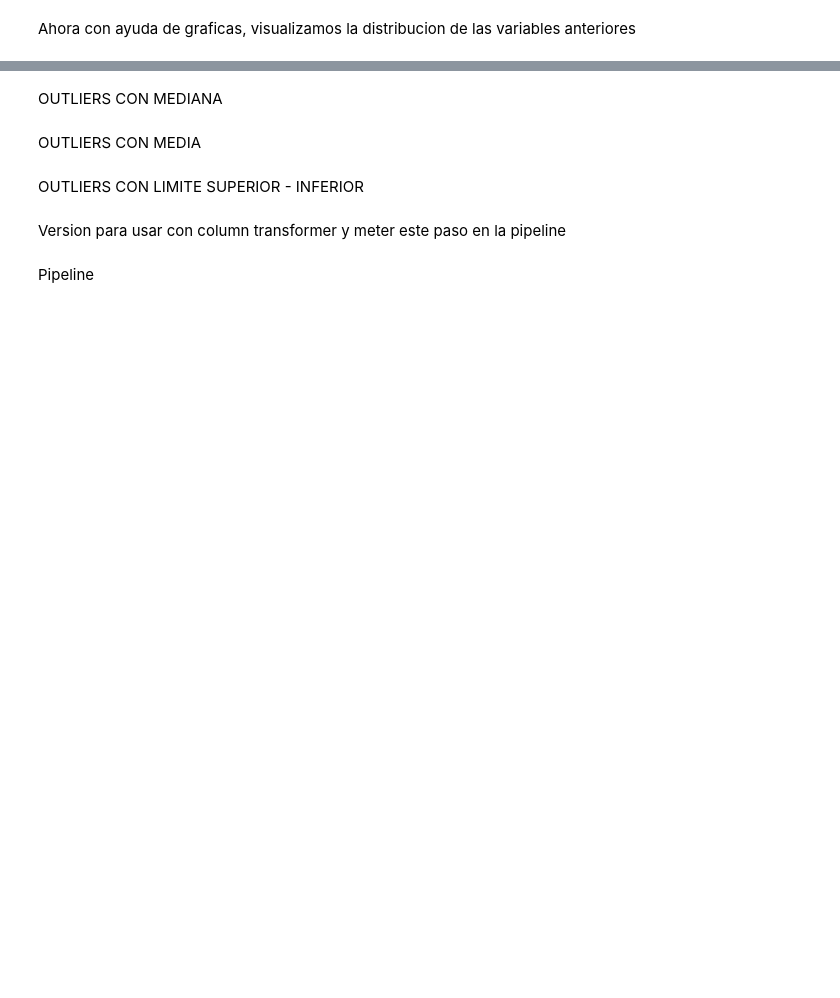
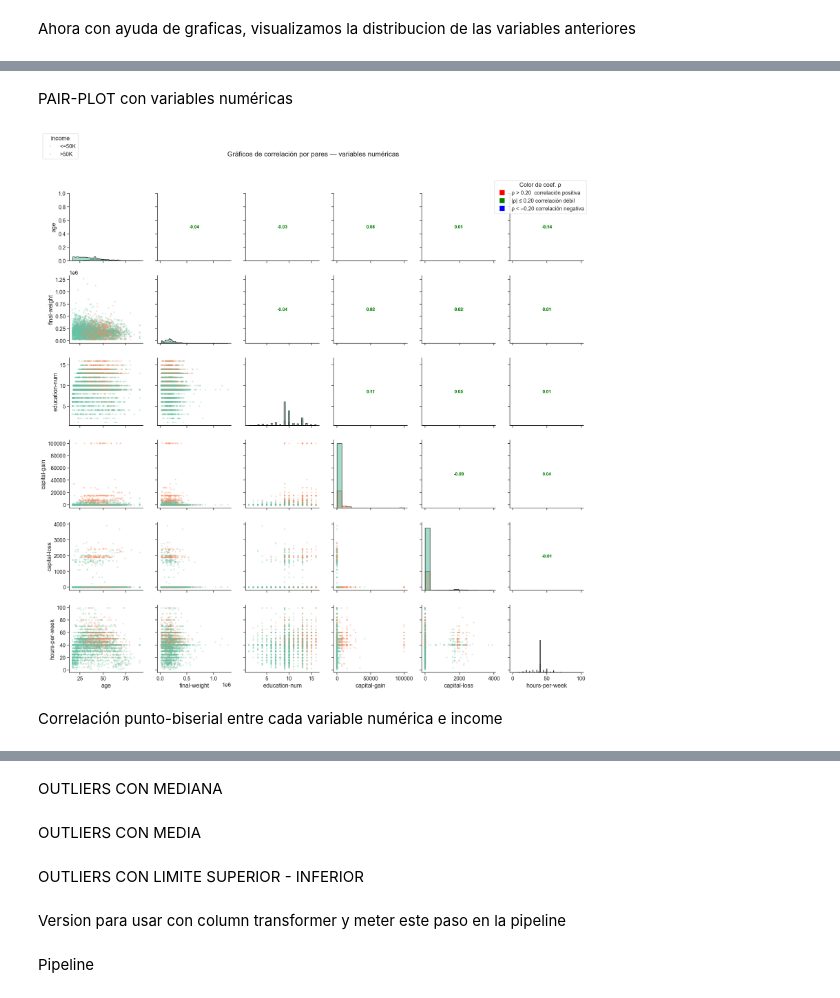
Before and after one commit to illa402/Salaty-ML-Project, a Jupyter notebook: preprocesamiento.ipynb, the cells around one changed output, grey strips where cells are left out. Drawn from its saved outputs; the diff is of its cells as text; code cells hidden in the pictures; blank space fills up the shorter version.

```diff
--- a/preprocesamiento.ipynb
+++ b/preprocesamiento.ipynb
@@ -125,0 +195,56 @@ Ahora con ayuda de graficas, visualizamos la distribucion de las variables anter
+# %% [markdown]
+PAIR-PLOT con variables numéricas
+# %%
+sns.set_theme(style="ticks", font_scale=1.3)
+num_cols = ["age", "final-weight", "education-num",
+            "capital-gain", "capital-loss", "hours-per-week"]
+df = data[num_cols + ["income"]].sample(min(6000, len(data)), random_state=7)
+
+g = sns.PairGrid(df, vars=num_cols, hue="income",
+                 palette=palette, height=3.2, aspect=1)
+
+g.map_lower(sns.scatterplot, alpha=.28, s=18, linewidth=0)
+g.map_diag(sns.histplot, element="step", bins="auto",
+           alpha=.6, edgecolor="black")
+
+def annotate_corr(x, y, **kws):
+    r = np.corrcoef(x, y)[0, 1]
+    if abs(r) < 0.005:          # ❶ omite “0.00”
+        return
+    ax = plt.gca()
+    xlim, ylim = ax.get_xlim(), ax.get_ylim()
+    color = "red" if r > .20 else "blue" if r < -.20 else "green"
+    ax.text(.5, .5, f"{r:.2f}", ha='center', va='center',
+            transform=ax.transAxes, fontsize=12, weight='bold',
+            color=color,
+            bbox=dict(boxstyle="round,pad=0.25",
+                      fc="white", ec="none", alpha=.75))
+    ax.set_xlim(xlim); ax.set_ylim(ylim)
+
+g.add_legend(title="income", frameon=True,
+             bbox_to_anchor=(0.01, 1.02), loc="lower left")
+
+
+g.map_upper(annotate_corr)
+
+# Leyenda
+legend_elems = [
+    Line2D([0], [0], marker='s', color='white',
+           label='ρ > 0.20  correlación positiva', markerfacecolor='red', markersize=15),
+    Line2D([0], [0], marker='s', color='white',
+           label='|ρ| ≤ 0.20 correlación débil', markerfacecolor='green', markersize=15),
+    Line2D([0], [0], marker='s', color='white',
+           label='ρ < –0.20 correlación negativa', markerfacecolor='blue', markersize=15)
+]
+g.fig.legend(handles=legend_elems, title="Color de coef. ρ",
+             bbox_to_anchor=(0.995, 0.99), loc="upper right", frameon=True)
+
+g.fig.suptitle("Gráficos de correlación por pares — variables numéricas",
+               fontsize=18, y=1.04)
+
+plt.tight_layout()
+plt.show()
+# %% [output]
+[figure, added]
+# %% [markdown]
+Correlación punto-biserial entre cada variable numérica e income
```
Also changed, not shown: parts of 9 cells of this notebook.
